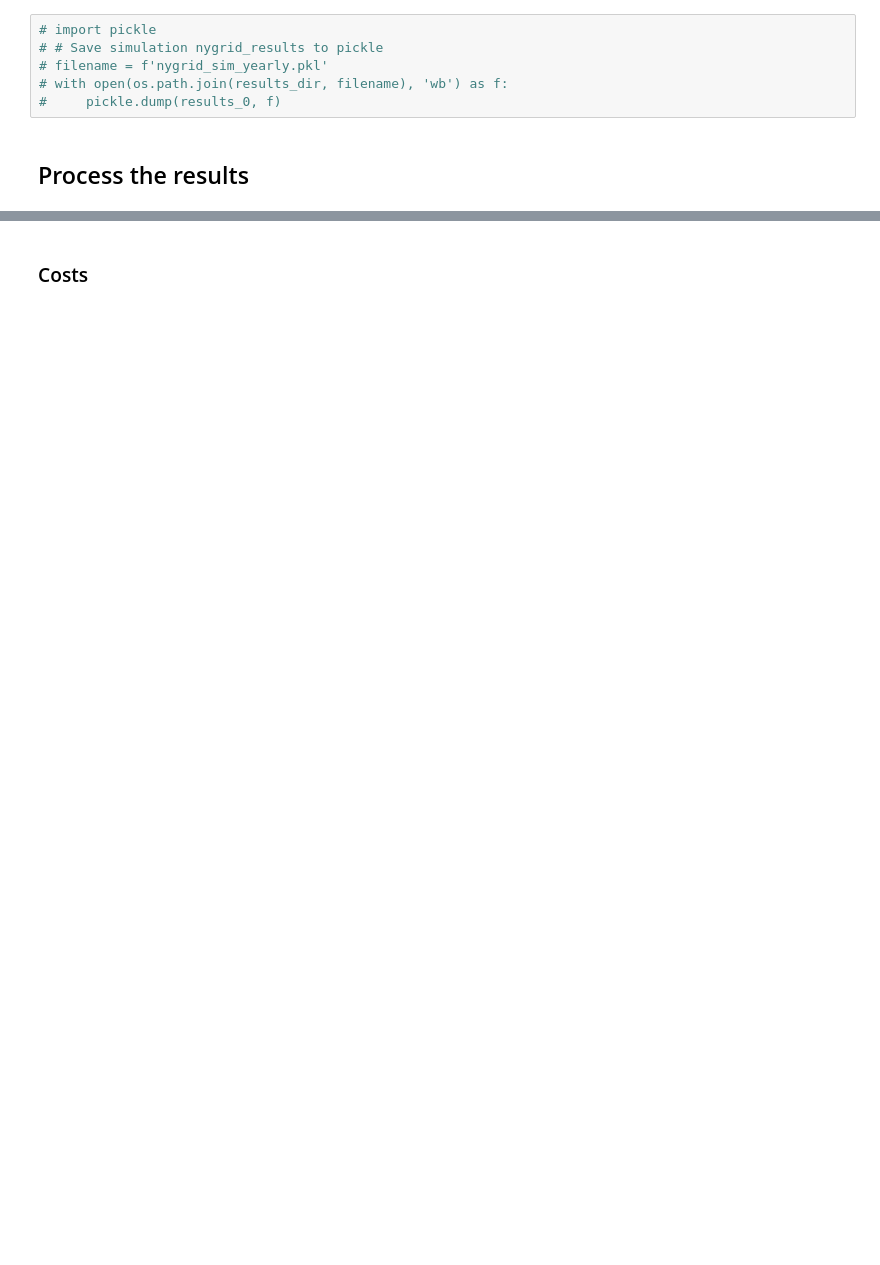
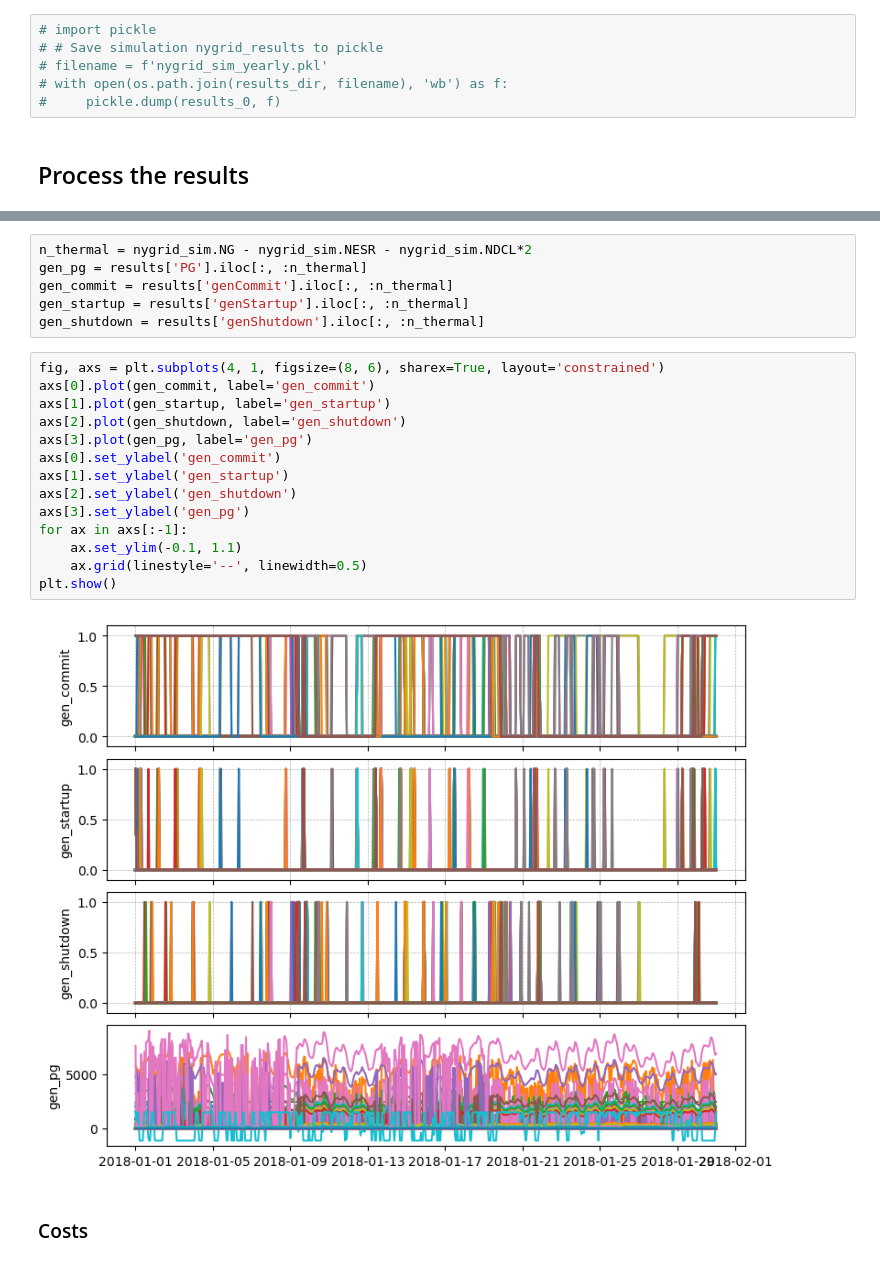
Before and after one commit to boyuan276/NYgrid-python, a Jupyter notebook: examples/ex_opf_2018NewParams.ipynb, the cells around one changed output, grey strips where cells are left out. Drawn from its saved outputs; the diff is of its cells as text; blank space fills up the shorter version.

```diff
--- a/examples/ex_opf_2018NewParams.ipynb
+++ b/examples/ex_opf_2018NewParams.ipynb
@@ -206,3 +333,25 @@ s_esr_soc_undert 6631.0999999999985
+# %%
+n_thermal = nygrid_sim.NG - nygrid_sim.NESR - nygrid_sim.NDCL*2
+gen_pg = results['PG'].iloc[:, :n_thermal]
+gen_commit = results['genCommit'].iloc[:, :n_thermal]
+gen_startup = results['genStartup'].iloc[:, :n_thermal]
+gen_shutdown = results['genShutdown'].iloc[:, :n_thermal]
+# %%
+fig, axs = plt.subplots(4, 1, figsize=(8, 6), sharex=True, layout='constrained')
+axs[0].plot(gen_commit, label='gen_commit')
+axs[1].plot(gen_startup, label='gen_startup')
+axs[2].plot(gen_shutdown, label='gen_shutdown')
+axs[3].plot(gen_pg, label='gen_pg')
+axs[0].set_ylabel('gen_commit')
+axs[1].set_ylabel('gen_startup')
+axs[2].set_ylabel('gen_shutdown')
+axs[3].set_ylabel('gen_pg')
+for ax in axs[:-1]:
+    ax.set_ylim(-0.1, 1.1)
+    ax.grid(linestyle='--', linewidth=0.5)
+plt.show()
+# %% [output]
+[figure, added]
 # %% [markdown]
 ### Costs
 # %%
```
Also changed, not shown: parts of 27 cells of this notebook.
